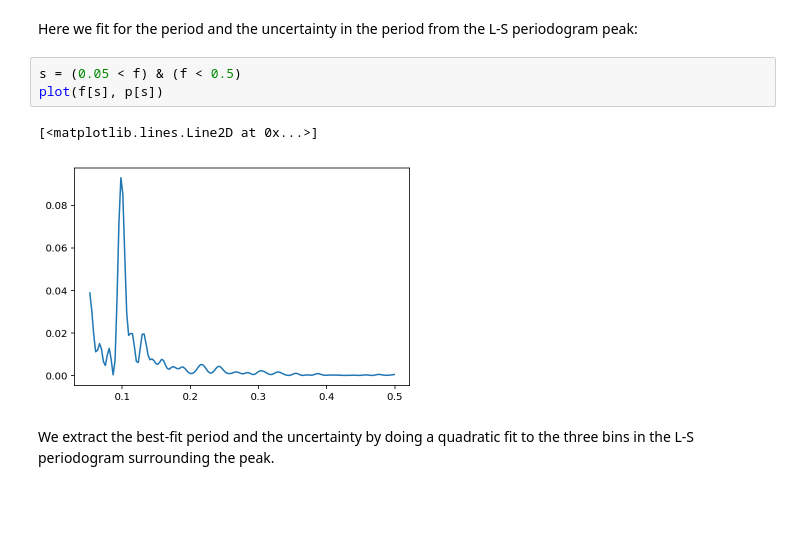
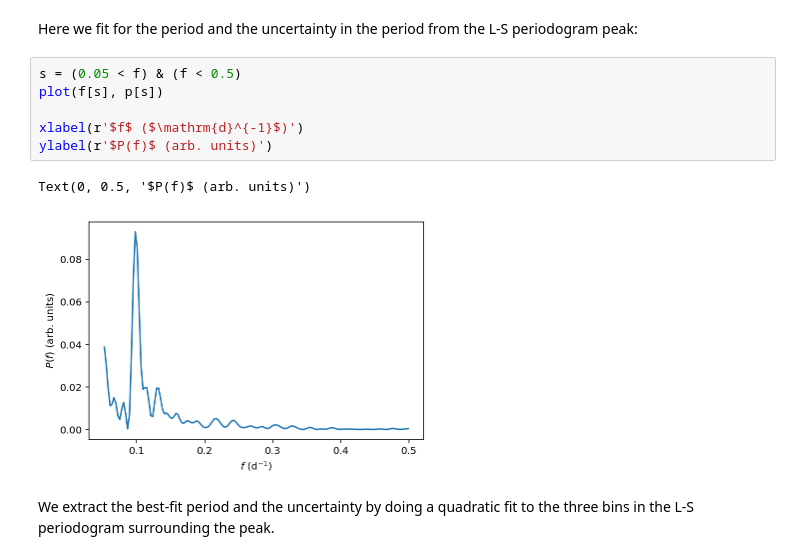
Before and after one commit to bfarr/exocartographer, a Jupyter notebook: stan/EMTest.ipynb, the cells around one changed output. Drawn from its saved outputs; the diff is of its cells as text; blank space fills up the shorter version.

```diff
--- a/stan/EMTest.ipynb
+++ b/stan/EMTest.ipynb
@@ -88,9 +98,12 @@ Here we fit for the period and the uncertainty in the period from the L-S period
 # %%
 s = (0.05 < f) & (f < 0.5)
 plot(f[s], p[s])
+
+xlabel(r'$f$ ($\mathrm{d}^{-1}$)')
+ylabel(r'$P(f)$ (arb. units)')
 # %% [output]
-[<matplotlib.lines.Line2D at 0x...>]
+Text(0, 0.5, '$P(f)$ (arb. units)')
-[figure, old version]
+[figure, new version]
 # %% [markdown]
 We extract the best-fit period and the uncertainty by doing a quadratic fit to the three bins in the L-S periodogram surrounding the peak.
 # %%
```
Also changed, not shown: parts of 9 cells of this notebook.
